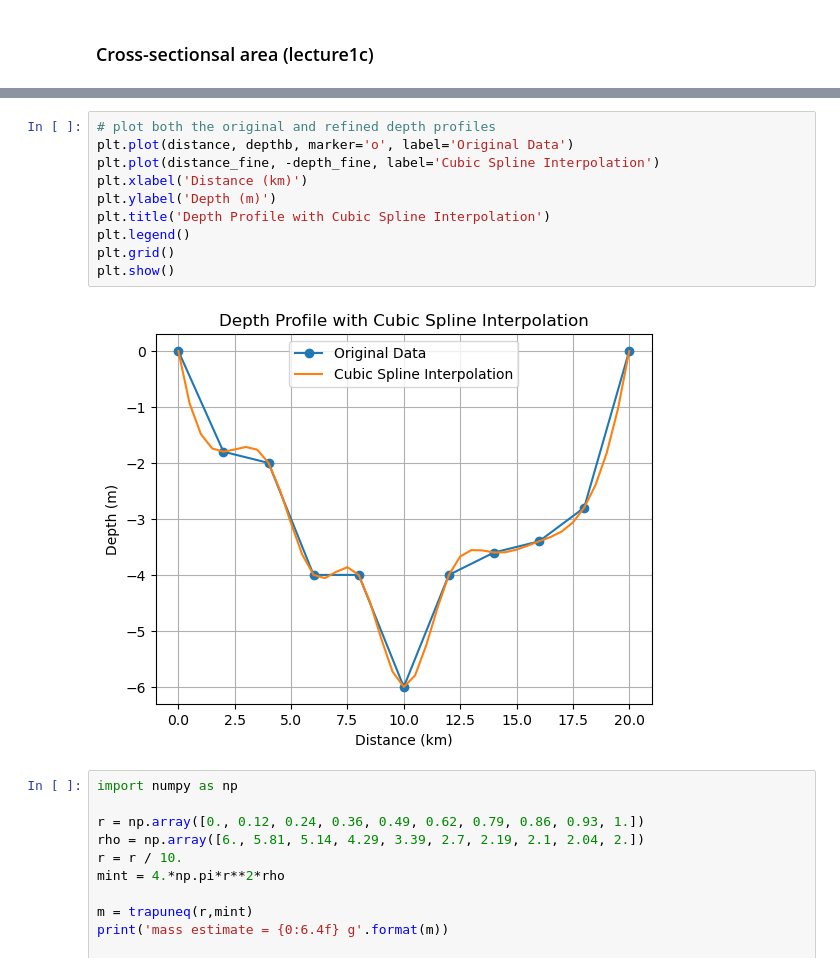
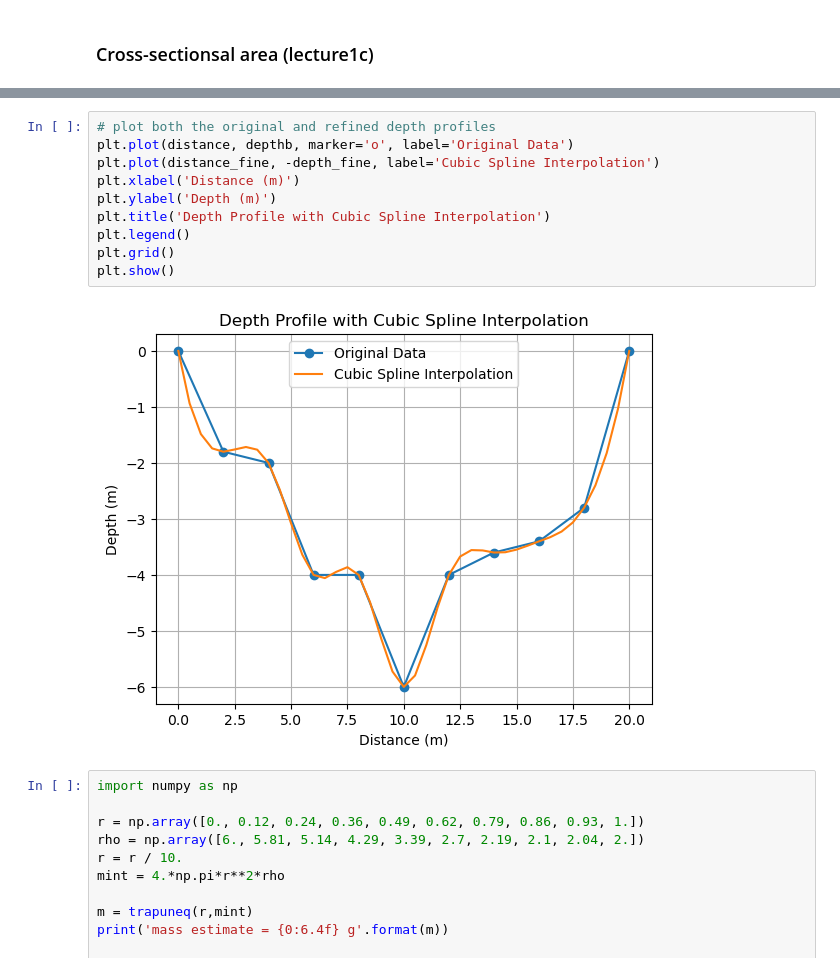
Before and after one commit to dtrad/goph420_class, a Jupyter notebook: examples/lecture1c.ipynb, the cells around one changed output, grey strips where cells are left out. Saved outputs shown, nothing was run; the diff lists cells and outputs as text.

```diff
--- a/examples/lecture1c.ipynb
+++ b/examples/lecture1c.ipynb
@@ -143,15 +143,15 @@ area of cross section =   63.20 km-m
 # %%
 # plot both the original and refined depth profiles
 plt.plot(distance, depthb, marker='o', label='Original Data')
 plt.plot(distance_fine, -depth_fine, label='Cubic Spline Interpolation')
-plt.xlabel('Distance (km)')
+plt.xlabel('Distance (m)')
 plt.ylabel('Depth (m)')
 plt.title('Depth Profile with Cubic Spline Interpolation')
 plt.legend()
 plt.grid()
 plt.show()
 # %% [output]
-[figure, old version]
+[figure, new version]
 # %%
 import numpy as np
 
```
Also changed, not shown: parts of 11 cells of this notebook, 2 other files.
